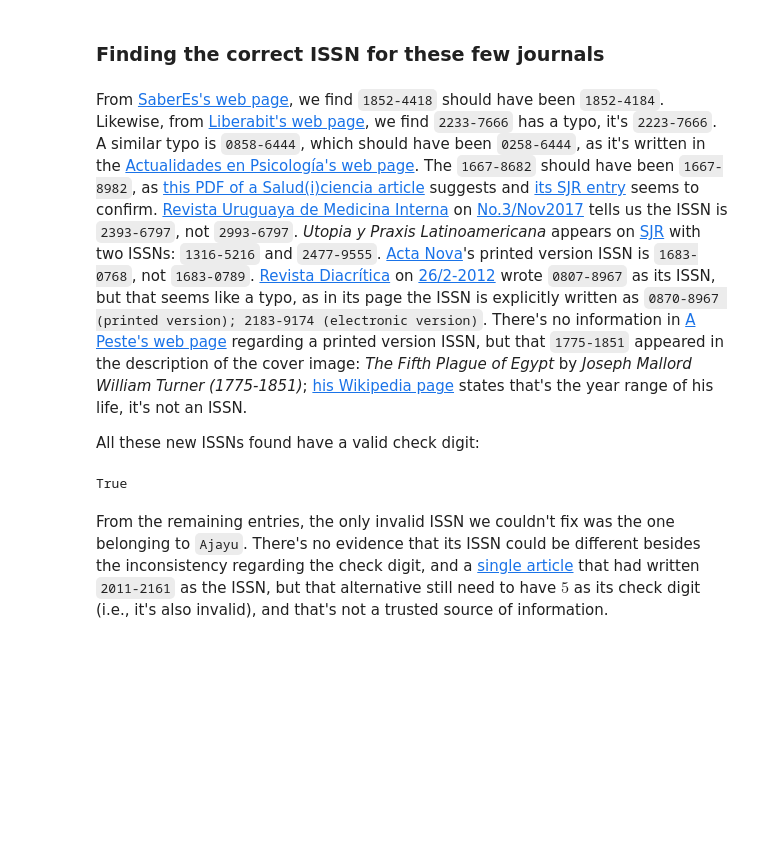
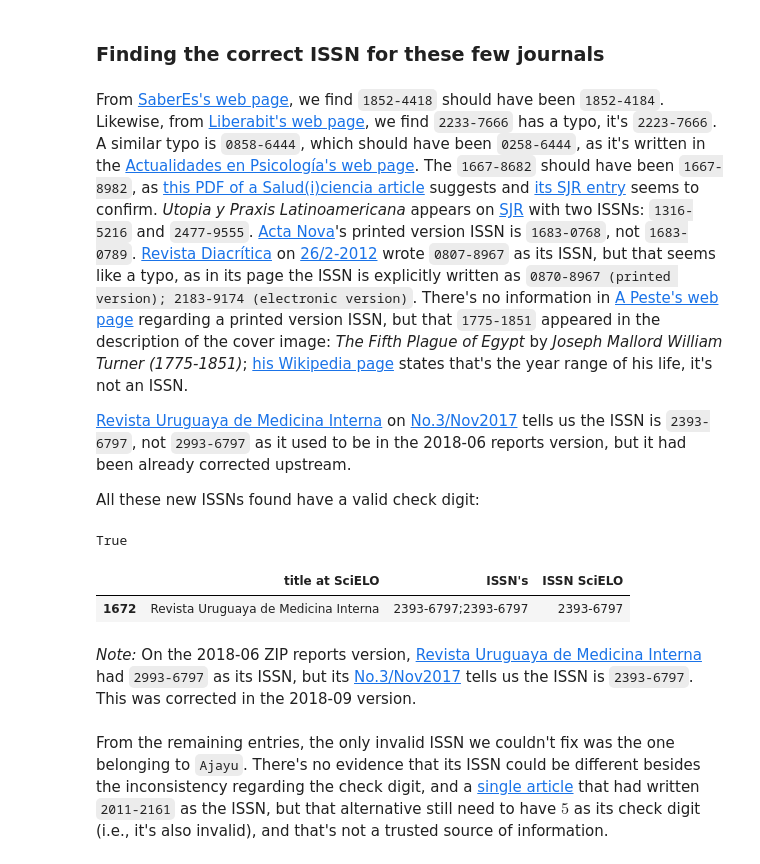
Before and after one commit to scieloorg/scielo20gt6, a Jupyter notebook: clean_issn.ipynb, the cells around one changed output. Cells and saved outputs as stored; diff of their text form; code cells hidden in the pictures; blank space fills up the shorter version.

Commit message:
Update ISSN cleaning notebook to 2018-09-14 data
For ISSN SciELO, there's only one new entry for
cleaning/normalization: 24516600, which simply missed the "-"
separator character

```diff
--- a/clean_issn.ipynb
+++ b/clean_issn.ipynb
@@ -257,10 +260,6 @@ The `1667-8682` should have been `1667-8982`, as
 [this PDF of a Salud(i)ciencia article](https://www.ris.uu.nl/ws/files/41145926/sic_176_1.pdf)
 suggests and [its SJR entry](https://www.scimagojr.com/journalsearch.php?q=4100151617&tip=sid)
 seems to confirm.
-[Revista Uruguaya de Medicina Interna](http://www.medicinainterna.org.uy/revista-medicina-interna)
-on
-[No.3/Nov2017](http://www.medicinainterna.org.uy/wp-content/uploads/2016/06/RumiNo3_Nov_2017Ch.pdf)
-tells us the ISSN is `2393-6797`, not `2993-6797`.
 *Utopia y Praxis Latinoamericana* appears on
 [SJR](https://www.scimagojr.com/journalsearch.php?q=5700164382&tip=sid)
 with two ISSNs: `1316-5216` and `2477-9555`.
@@ -280,6 +279,13 @@ by *Joseph Mallord William Turner (1775-1851)*;
 [his Wikipedia page](https://pt.wikipedia.org/wiki/William_Turner)
 states that's the year range of his life, it's not an ISSN.
 
+[Revista Uruguaya de Medicina Interna](http://www.medicinainterna.org.uy/revista-medicina-interna)
+on
+[No.3/Nov2017](http://www.medicinainterna.org.uy/wp-content/uploads/2016/06/RumiNo3_Nov_2017Ch.pdf)
+tells us the ISSN is `2393-6797`,
+not `2993-6797` as it used to be in the 2018-06 reports version,
+but it had been already corrected upstream.
+
 All these new ISSNs found have a valid check digit:
 # %%
 all(check_issn_digit(issn)
@@ -289,5 +295,21 @@ all(check_issn_digit(issn)
 # %% [output]
 True
+# %%
+journals[["title at SciELO", "ISSN's", "ISSN SciELO"]][
+    journals["ISSN's"].str.contains("2393-6797") |
+    (journals["ISSN SciELO"] == "2393-6797")
+].drop_duplicates()
+# %% [output]
+|  | title at SciELO | ISSN's | ISSN SciELO |
+| 1672 | Revista Uruguaya de Medicina Interna | 2393-6797;2393-6797 | 2393-6797 |
+# %% [markdown]
+*Note:*
+On the 2018-06 ZIP reports version,
+[Revista Uruguaya de Medicina Interna](http://www.medicinainterna.org.uy/revista-medicina-interna)
+had `2993-6797` as its ISSN, but its
+[No.3/Nov2017](http://www.medicinainterna.org.uy/wp-content/uploads/2016/06/RumiNo3_Nov_2017Ch.pdf)
+tells us the ISSN is `2393-6797`.
+This was corrected in the 2018-09 version.
 # %% [markdown]
 From the remaining entries,
 the only invalid ISSN we couldn't fix
```
Also changed, not shown: parts of 16 cells of this notebook.
